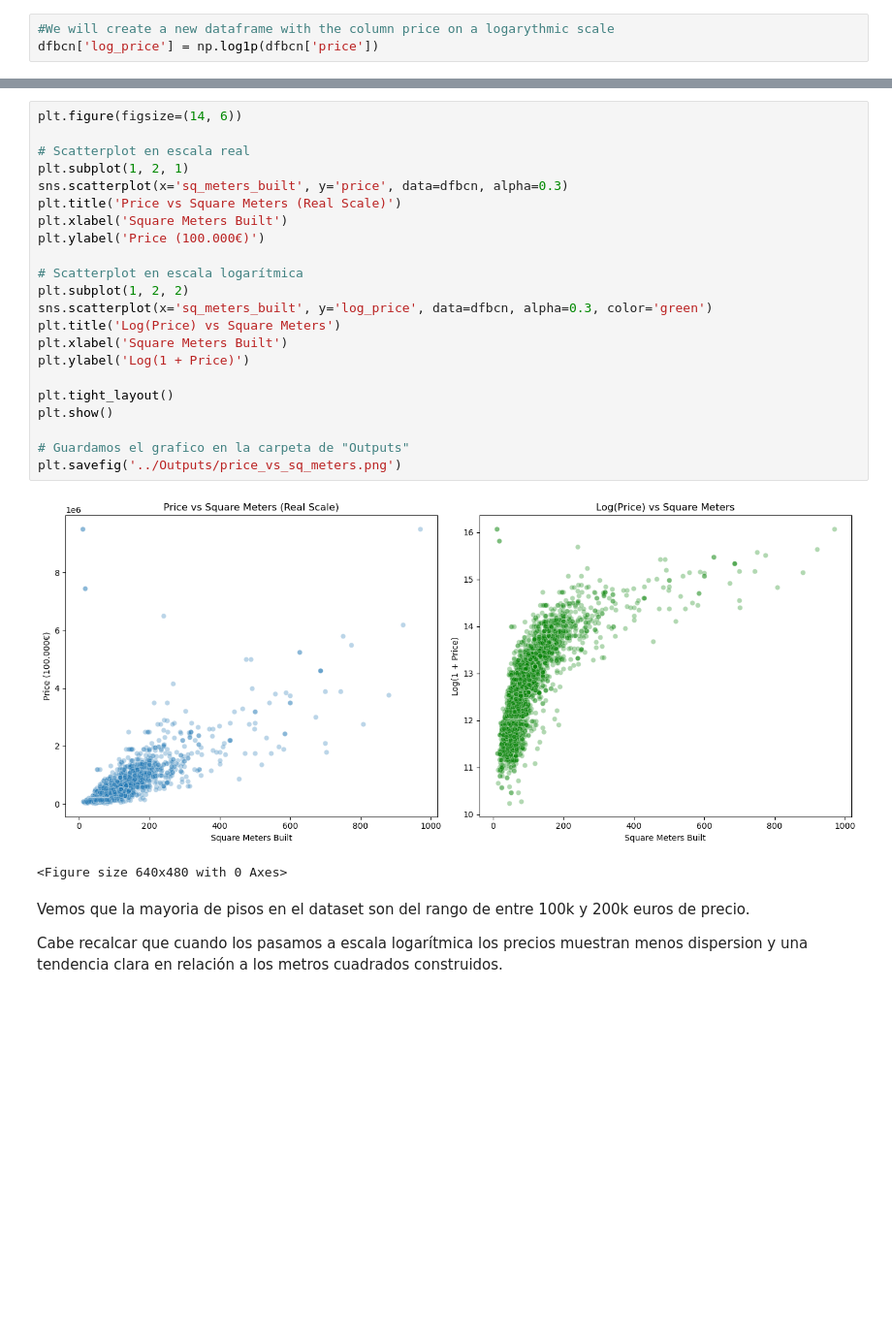
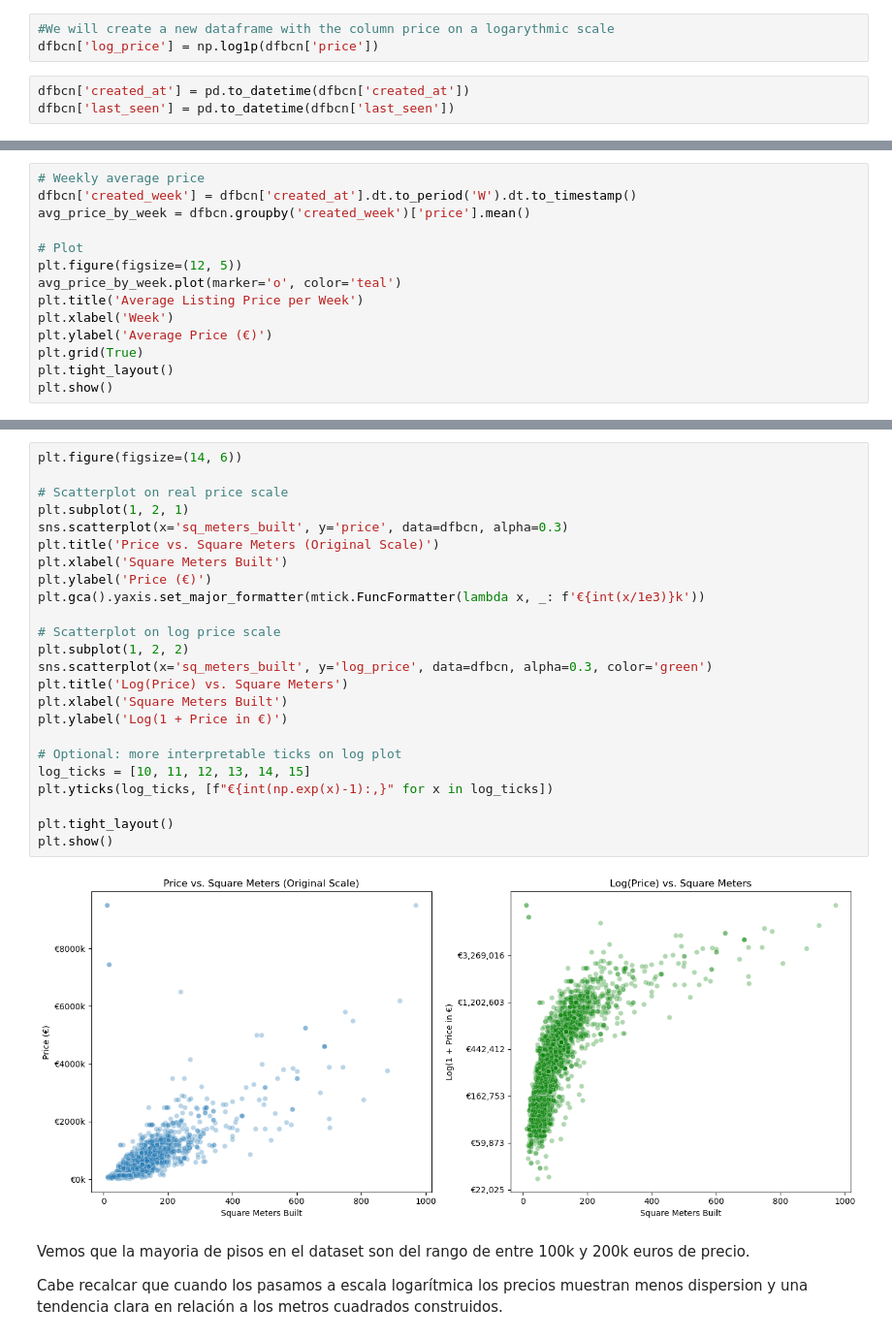
Before and after one commit to arboldeku/bcn-housing-prices, a Jupyter notebook: Code/edasalesbcn.ipynb, the cells around one changed output, grey strips where cells are left out. Shown at 97% size. Cells and saved outputs as stored; diff of their text form; blank space fills up the shorter version.

```diff
--- a/Code/edasalesbcn.ipynb
+++ b/Code/edasalesbcn.ipynb
@@ -291,3 +292,6 @@ Una vez hayamos aplicado esta regla, procederemos a separar los datos por "train
 # %%
 #We will create a new dataframe with the column price on a logarythmic scale
 dfbcn['log_price'] = np.log1p(dfbcn['price'])
+# %%
+dfbcn['created_at'] = pd.to_datetime(dfbcn['created_at'])
+dfbcn['last_seen'] = pd.to_datetime(dfbcn['last_seen'])
@@ -293,0 +322,14 @@ dfbcn['log_price'] = np.log1p(dfbcn['price'])
+# %%
+# Weekly average price
+dfbcn['created_week'] = dfbcn['created_at'].dt.to_period('W').dt.to_timestamp()
+avg_price_by_week = dfbcn.groupby('created_week')['price'].mean()
+
+# Plot
+plt.figure(figsize=(12, 5))
+avg_price_by_week.plot(marker='o', color='teal')
+plt.title('Average Listing Price per Week')
+plt.xlabel('Week')
+plt.ylabel('Average Price (€)')
+plt.grid(True)
+plt.tight_layout()
+plt.show()
@@ -319,28 +363,29 @@ plt.savefig('../Outputs/price_distribution.png')
 # %%
 plt.figure(figsize=(14, 6))
 
-# Scatterplot en escala real
+# Scatterplot on real price scale
 plt.subplot(1, 2, 1)
 sns.scatterplot(x='sq_meters_built', y='price', data=dfbcn, alpha=0.3)
-plt.title('Price vs Square Meters (Real Scale)')
+plt.title('Price vs. Square Meters (Original Scale)')
 plt.xlabel('Square Meters Built')
-plt.ylabel('Price (100.000€)')
+plt.ylabel('Price (€)')
+plt.gca().yaxis.set_major_formatter(mtick.FuncFormatter(lambda x, _: f'€{int(x/1e3)}k'))
 
-# Scatterplot en escala logarítmica
+# Scatterplot on log price scale
 plt.subplot(1, 2, 2)
 sns.scatterplot(x='sq_meters_built', y='log_price', data=dfbcn, alpha=0.3, color='green')
-plt.title('Log(Price) vs Square Meters')
+plt.title('Log(Price) vs. Square Meters')
 plt.xlabel('Square Meters Built')
-plt.ylabel('Log(1 + Price)')
+plt.ylabel('Log(1 + Price in €)')
+
+# Optional: more interpretable ticks on log plot
+log_ticks = [10, 11, 12, 13, 14, 15]
+plt.yticks(log_ticks, [f"€{int(np.exp(x)-1):,}" for x in log_ticks])
 
 plt.tight_layout()
 plt.show()
-
-# Guardamos el grafico en la carpeta de "Outputs"
-plt.savefig('../Outputs/price_vs_sq_meters.png')
 # %% [output]
-[figure, old version]
+[figure, new version]
-<Figure size 640x480 with 0 Axes>
 # %% [markdown]
 Vemos que la mayoria de pisos en el dataset son del rango de entre 100k y 200k euros de precio.
 
```
Also changed, not shown: parts of 14 cells of this notebook, 10 other files.
